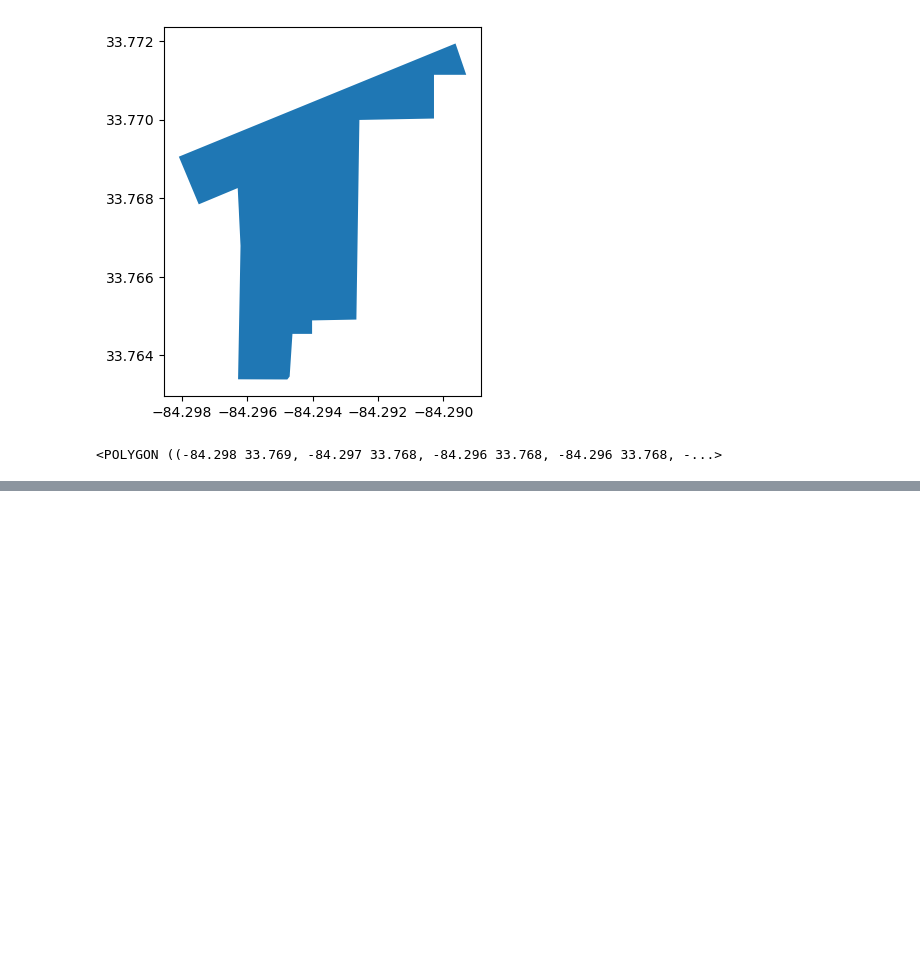
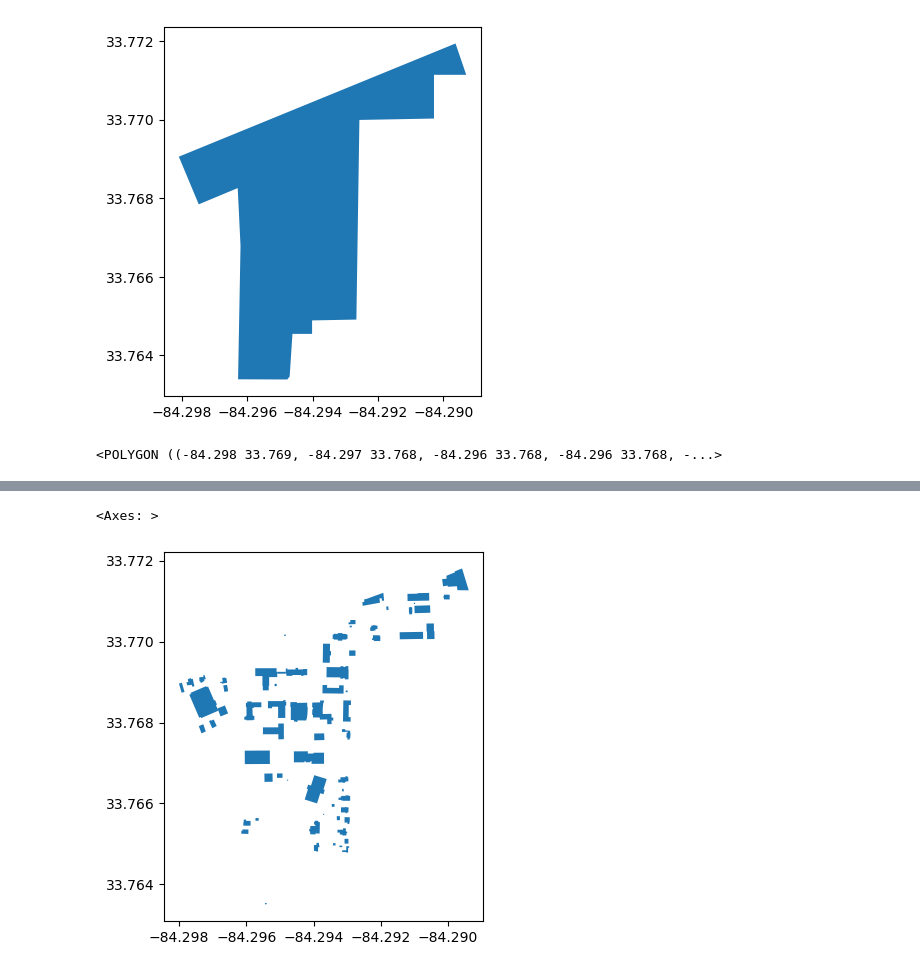
Before and after one commit to cu-esiil-edu/01-campus-map-echinodermatamata, a Jupyter notebook: ASC.ipynb, the cells around one changed output, grey strips where cells are left out. Cells and saved outputs as stored; diff of their text form; code cells hidden in the pictures; blank space fills up the shorter version.

Commit message:
way to polygon

```diff
--- a/ASC.ipynb
+++ b/ASC.ipynb
@@ -31,3 +38,7 @@ polygon = ASC.geometry.iloc[0]
 polygon
 # %% [output]
 <POLYGON ((-84.298 33.769, -84.297 33.768, -84.296 33.768, -84.296 33.768, -...>
+# %%
+# Get buildings with the polygon using features_from_polygon()
+building = osm.features_from_polygon(polygon, tags={"building": True})
+building
@@ -33,0 +60,6 @@ polygon
+# %%
+# Plot the buildings
+building.plot()
+# %% [output]
+<Axes: >
+[figure, added]
```
Also changed, not shown: parts of 7 cells of this notebook, 3 other files.
